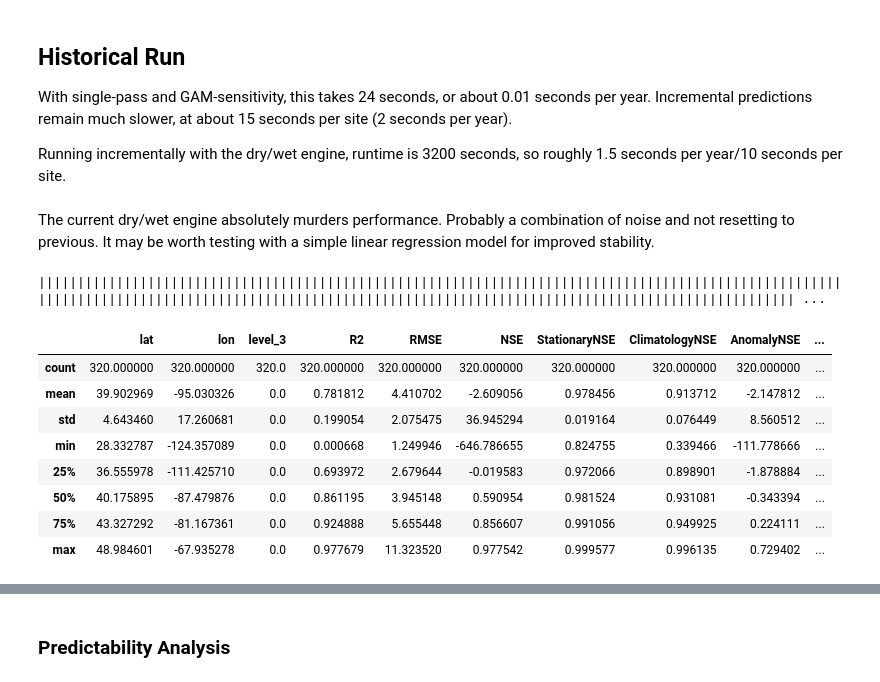
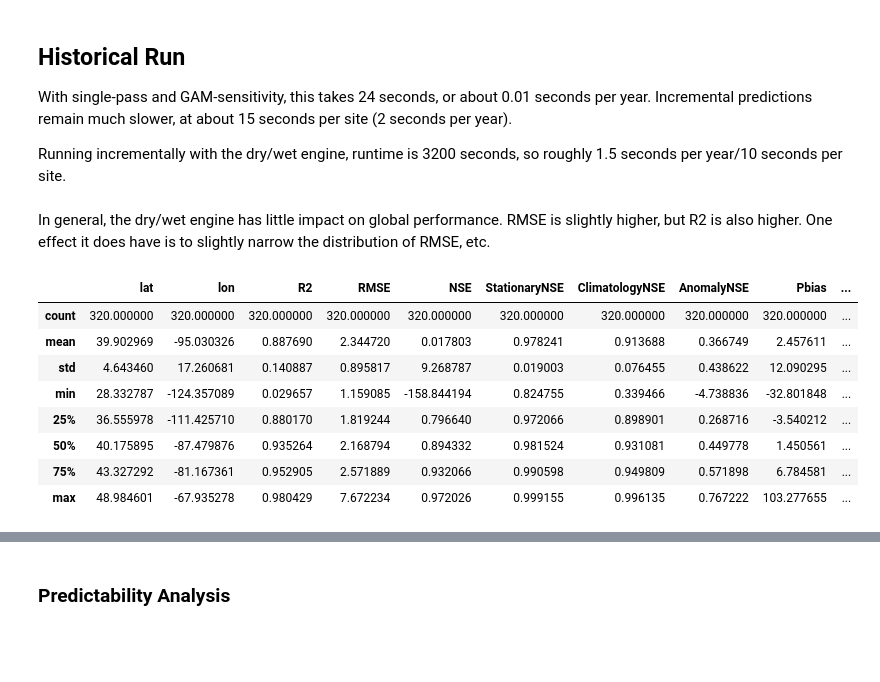
Before and after one commit to mines-ciroh/TempEst-NEWT, a Jupyter notebook: validations.ipynb, the cells around one changed output, grey strips where cells are left out. Cells and saved outputs as stored; diff of their text form; code cells hidden in the pictures; blank space fills up the shorter version.

```diff
--- a/validations.ipynb
+++ b/validations.ipynb
@@ -396,22 +396,25 @@ model.drywet
 <NEWT.engines.WetDryEngine at 0x...>
 # %%
 model.to_pickle(f"coefs{metric}.pickle")
+# %%
+model = NEXT.NEXT.from_pickle(f"coefs{metric}.pickle")
+model.drywet = NEWT.engines.WetDryEngine()
 # %% [markdown]
 ## Historical Run
 
 With single-pass and GAM-sensitivity, this takes 24 seconds, or about 0.01 seconds per year. Incremental predictions remain much slower, at about 15 seconds per site (2 seconds per year).
 
 Running incrementally with the dry/wet engine, runtime is 3200 seconds, so roughly 1.5 seconds per year/10 seconds per site.
-# %% [markdown]
-The current dry/wet engine absolutely murders performance. Probably a combination of noise and not resetting to previous. It may be worth testing with a simple linear regression model for improved stability.
+# %% [markdown]
+In general, the dry/wet engine has little impact on global performance. RMSE is slightly higher, but R2 is also higher. One effect it does have is to slightly narrow the distribution of RMSE, etc.
 # %%
 def predict(ws, incremental=False):
     print("|", end="")
     # try:
     if incremental:
-        result = np.array(list(model.make_newt(ws, reset=True).get_newt().run_series_incremental(ws, "day")))
-        return ws.loc[:, ["date", "lat", "lon", "elev"]].assign(prediction = result)
-    return model.run(ws, reset=True, use_drywet=True)
+        result = np.array(list(model.make_newt(ws, reset=True, use_drywet=True).get_newt().run_series_incremental(ws, "day")))
+        return ws.loc[:, ["date", "day", "lat", "lon", "elev", "temperature"]].assign(prediction = result)
+    return model.run(ws, reset=True)
     # except:
         # return None
 # %%
@@ -421,26 +424,28 @@ if not rerun and os.path.exists(ppath):
 else:
     start = time.time()
     with warnings.catch_warnings(action="ignore"):
-        preds = test_data.groupby("id").apply(predict, include_groups=False).reset_index().drop(columns="level_1")
+        preds = test_data.groupby("id").apply(lambda x: predict(x, True), include_groups=False).reset_index().drop(columns="level_1")
     runtime = int(time.time() - start)
     print(f"Took {runtime} seconds to predict")
     preds.to_csv(ppath, index=False)
-# %% [output]
-|||||||||||||||||||||||||||||||||||||||||||||||||||||||||||||||||||||||||||||||||||||||||||||||||||||||||||||||||||||||||||||||||||||||||||||||||||||||||||||||||||||||||||||||||||||||||||||||||||||||| ...
+# %%
+rc = ["lat", "lon", "elev", "day", "temperature"]
+if not all([x in preds.columns for x in rc]):
+    preds = test_data[["id", "date"] + rc].merge(preds[["id", "date", "prediction"]], on=["id", "date"])
 # %%
 with warnings.catch_warnings(action="ignore"):
-    perf = preds.groupby(["id", "lat", "lon"]).apply(NEWT.analysis.perf_summary, include_groups=False).reset_index()
+    perf = preds.groupby(["id", "lat", "lon"]).apply(NEWT.analysis.perf_summary, include_groups=False).droplevel(3).reset_index()
 perf.describe()
 # %% [output]
-|  | lat | lon | level_3 | R2 | RMSE | NSE | StationaryNSE | ClimatologyNSE | AnomalyNSE | ... |
-| count | 320.000000 | 320.000000 | 320.0 | 320.000000 | 320.000000 | 320.000000 | 320.000000 | 320.000000 | 320.000000 | ... |
-| mean | 39.902969 | -95.030326 | 0.0 | 0.781812 | 4.410702 | -2.609056 | 0.978456 | 0.913712 | -2.147812 | ... |
-| std | 4.643460 | 17.260681 | 0.0 | 0.199054 | 2.075475 | 36.945294 | 0.019164 | 0.076449 | 8.560512 | ... |
-| min | 28.332787 | -124.357089 | 0.0 | 0.000668 | 1.249946 | -646.786655 | 0.824755 | 0.339466 | -111.778666 | ... |
-| 25% | 36.555978 | -111.425710 | 0.0 | 0.693972 | 2.679644 | -0.019583 | 0.972066 | 0.898901 | -1.878884 | ... |
-| 50% | 40.175895 | -87.479876 | 0.0 | 0.861195 | 3.945148 | 0.590954 | 0.981524 | 0.931081 | -0.343394 | ... |
-| 75% | 43.327292 | -81.167361 | 0.0 | 0.924888 | 5.655448 | 0.856607 | 0.991056 | 0.949925 | 0.224111 | ... |
-| max | 48.984601 | -67.935278 | 0.0 | 0.977679 | 11.323520 | 0.977542 | 0.999577 | 0.996135 | 0.729402 | ... |
+|  | lat | lon | R2 | RMSE | NSE | StationaryNSE | ClimatologyNSE | AnomalyNSE | Pbias | ... |
+| count | 320.000000 | 320.000000 | 320.000000 | 320.000000 | 320.000000 | 320.000000 | 320.000000 | 320.000000 | 320.000000 | ... |
+| mean | 39.902969 | -95.030326 | 0.887690 | 2.344720 | 0.017803 | 0.978241 | 0.913688 | 0.366749 | 2.457611 | ... |
+| std | 4.643460 | 17.260681 | 0.140887 | 0.895817 | 9.268787 | 0.019003 | 0.076455 | 0.438622 | 12.090295 | ... |
+| min | 28.332787 | -124.357089 | 0.029657 | 1.159085 | -158.844194 | 0.824755 | 0.339466 | -4.738836 | -32.801848 | ... |
+| 25% | 36.555978 | -111.425710 | 0.880170 | 1.819244 | 0.796640 | 0.972066 | 0.898901 | 0.268716 | -3.540212 | ... |
+| 50% | 40.175895 | -87.479876 | 0.935264 | 2.168794 | 0.894332 | 0.981524 | 0.931081 | 0.449778 | 1.450561 | ... |
+| 75% | 43.327292 | -81.167361 | 0.952905 | 2.571889 | 0.932066 | 0.990598 | 0.949809 | 0.571898 | 6.784581 | ... |
+| max | 48.984601 | -67.935278 | 0.980429 | 7.672234 | 0.972026 | 0.999155 | 0.996135 | 0.767222 | 103.277655 | ... |
 # %%
 NEWT.analysis.perf_summary(preds)
 # %% [output]
```
Also changed, not shown: parts of 9 cells of this notebook, 1 other file.
